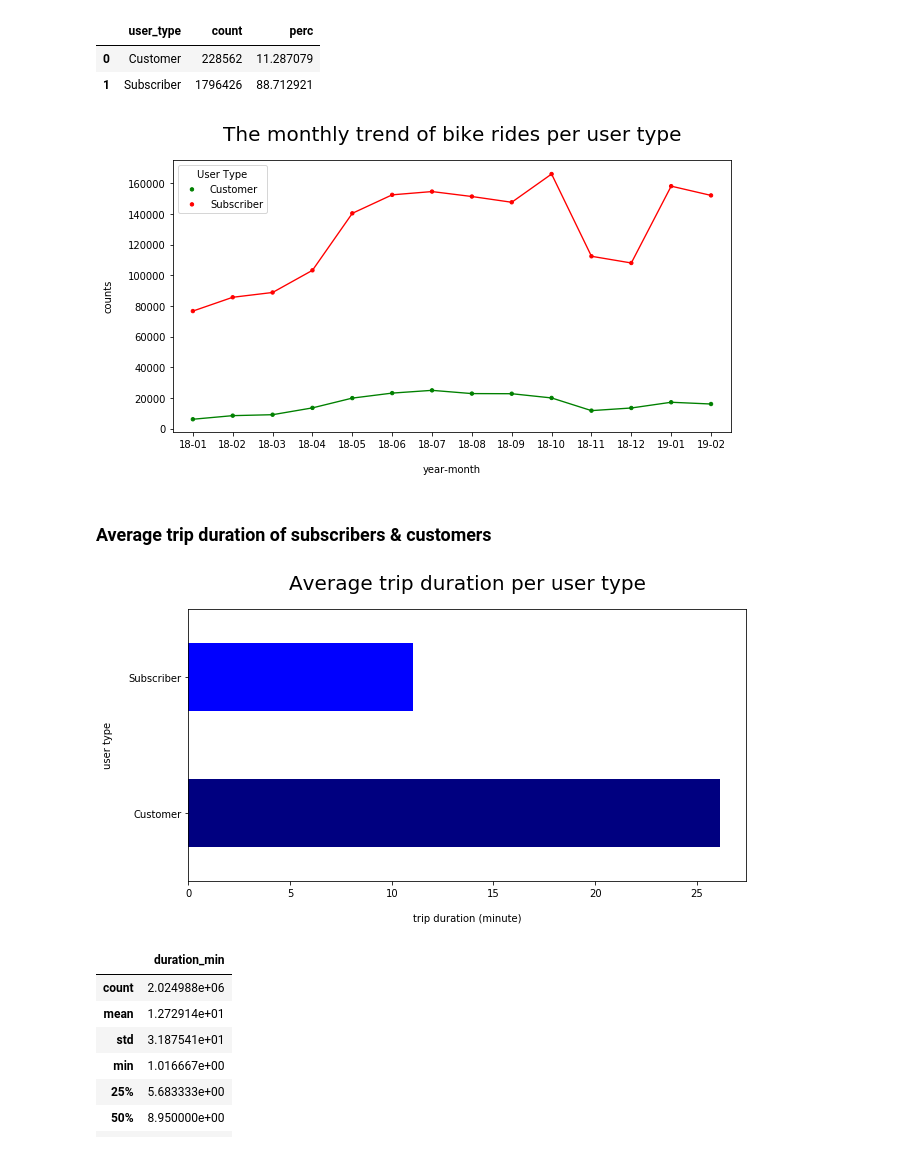
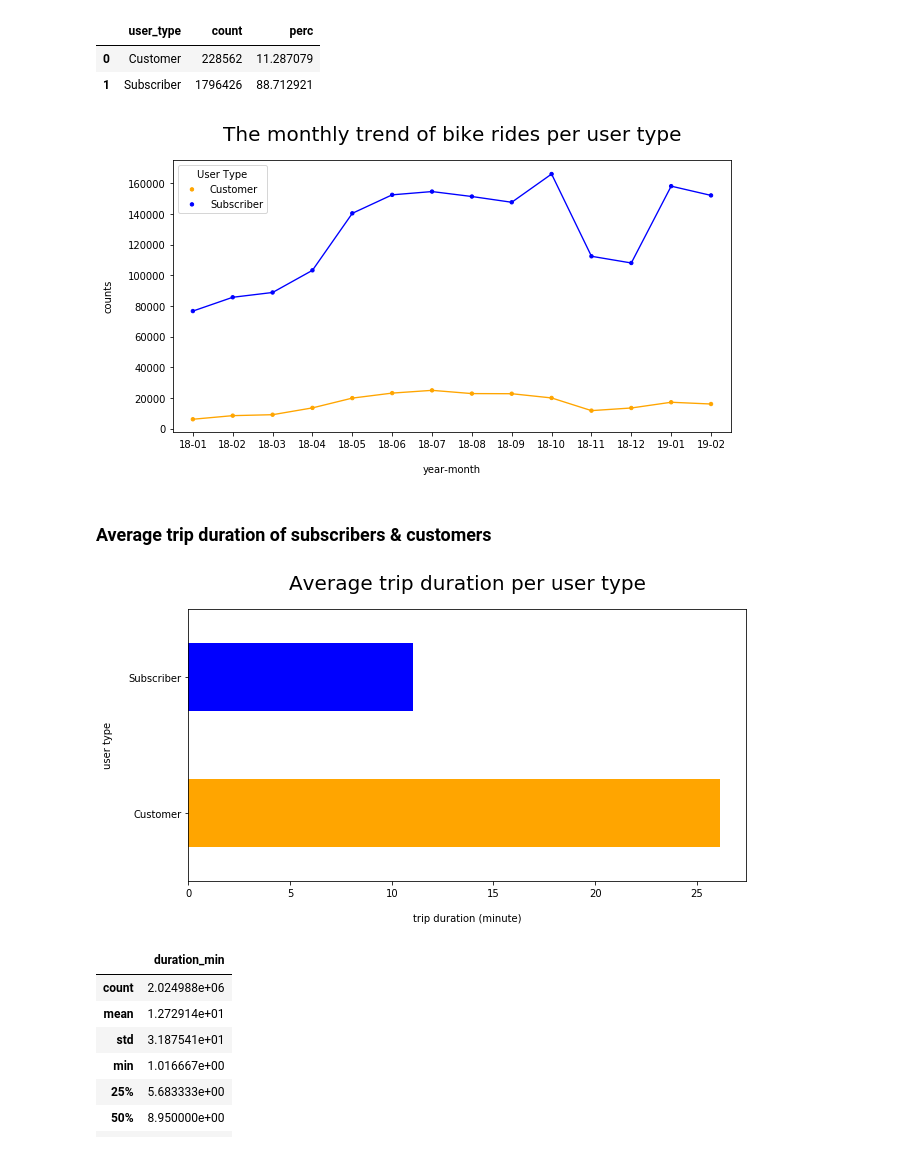
Before and after one commit to ponggolin/Communicate-Data-Findings, a Jupyter notebook: Exploration_Ford_GoBike.ipynb, the cells around one changed output. Cells and saved outputs as stored; diff of their text form; code cells hidden in the pictures.

```diff
--- a/Exploration_Ford_GoBike.ipynb
+++ b/Exploration_Ford_GoBike.ipynb
@@ -478,7 +478,7 @@ count_of_user_type_per_year = df.groupby(['start_time_year_month_renamed', 'user
 # %%
 # Create a pointchart for showing the trend of bike-ride counts for different user type.
 plt.figure(figsize=(10,5))
-palette = {'Subscriber': 'red', 'Customer': 'green'}
+palette = {'Subscriber': 'blue', 'Customer': 'orange'}
 ax = sns.pointplot(data=count_of_user_type_per_year, x='start_time_year_month_renamed', y=0, hue='user_type', palette=palette, scale=0.5)
 plt.title('The monthly trend of bike rides per user type', fontsize=20, y=1.05)
 plt.xlabel('year-month', labelpad=15)
@@ -486,18 +486,18 @@ plt.ylabel('counts', labelpad=15)
 legend = ax.legend()
 legend.set_title('User Type');
 # %% [output]
-[figure, old version]
+[figure, new version]
 # %% [markdown]
 ### Average trip duration of subscribers & customers
 # %%
-barh_color = ['navy', 'blue']
+barh_color = ['orange', 'blue']
 df.groupby('user_type')['duration_min'].mean().plot(kind='barh', color=barh_color, figsize=(10,5))
 plt.title('Average trip duration per user type', fontsize=20, y=1.05)
 plt.xlabel('trip duration (minute)', labelpad=15)
 plt.ylabel('user type', labelpad=15)
 plt.xticks(rotation=360);
 # %% [output]
-[figure, old version]
+[figure, new version]
 # %%
 # Create a data frame for viewing only user_type and duration.
 user_type_duration_df = df.loc[:,['user_type', 'duration_min']]
```
Also changed, not shown: parts of 6 cells of this notebook.
